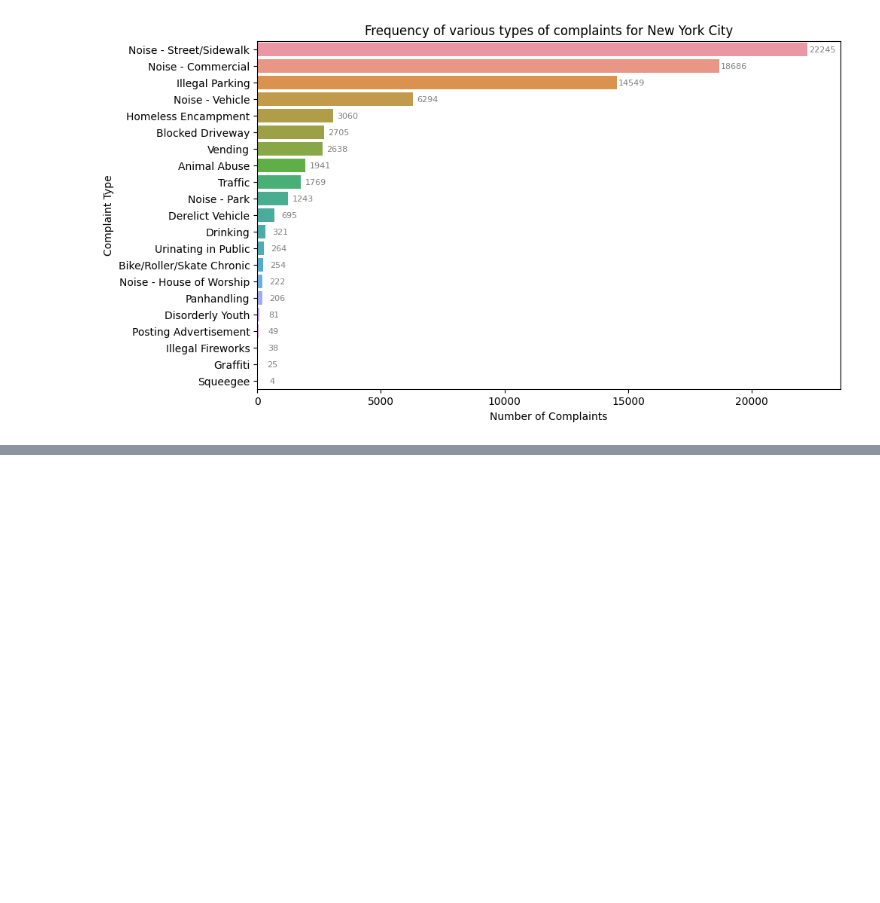
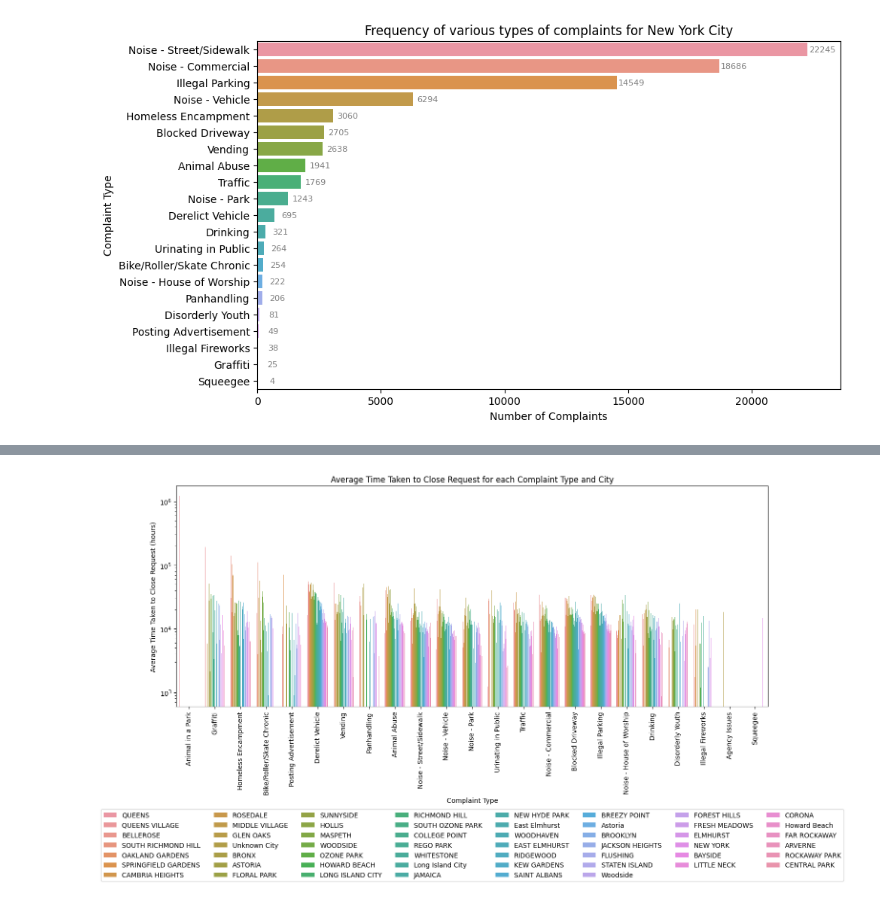
Before and after one commit to kanaishk/Data-Science-With-Python, a Jupyter notebook: Project/Customer_Service_Requests_Analysis/Analysis.ipynb, the cells around one changed output, grey strips where cells are left out. Cells and saved outputs as stored; diff of their text form; code cells hidden in the pictures; blank space fills up the shorter version.

```diff
--- a/Project/Customer_Service_Requests_Analysis/Analysis.ipynb
+++ b/Project/Customer_Service_Requests_Analysis/Analysis.ipynb
@@ -351,0 +414,21 @@ plt.close()
+# %%
+df_grouped = dataset.groupby(['Complaint Type', 'City']).agg({'Time Elapsed': 'mean'}).reset_index()
+
+df_sorted = df_grouped.sort_values(by='Time Elapsed', ascending=False)
+
+# plot the data as a grouped bar chart
+plt.figure(figsize=(16, 6))
+ax = sns.barplot(x='Complaint Type', y='Time Elapsed', hue='City', data=df_sorted)
+plt.xticks(rotation=90)
+plt.yscale('log')
+plt.xlabel('Complaint Type')
+plt.ylabel('Average Time Taken to Close Request (hours)')
+title = 'Average Time Taken to Close Request for each Complaint Type and City'
+plt.title(title)
+legend = ax.legend(loc='upper center', bbox_to_anchor=(0.5, -0.45), ncol=8)
+legend.get_frame().set_facecolor('white')
+plt.savefig(os.path.join(graph_dir, title + '.png'), bbox_inches='tight', bbox_extra_artists=[legend])
+plt.show()
+plt.close()
+# %% [output]
+[figure, added]
```
Also changed, not shown: parts of 9 cells of this notebook, 4 other files.
